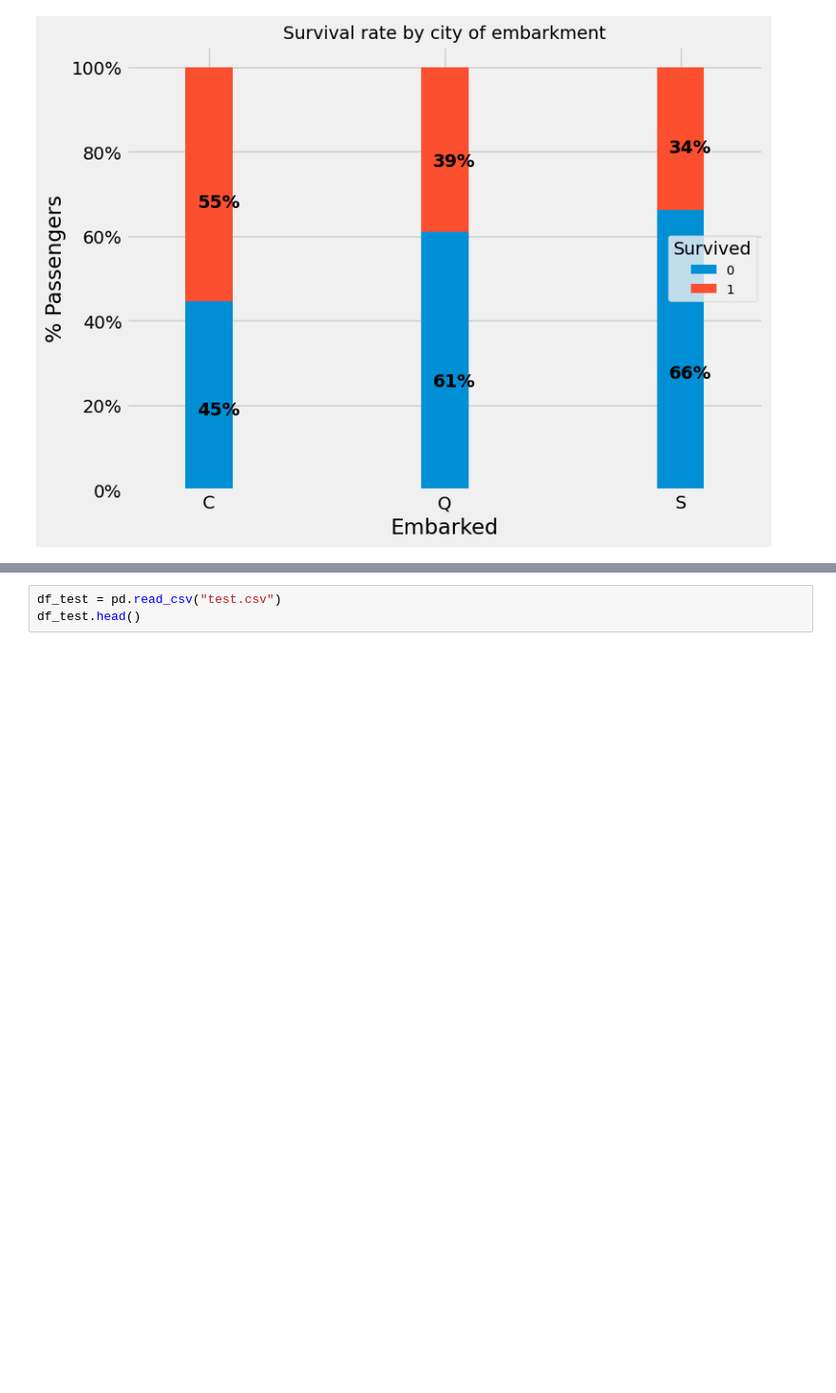
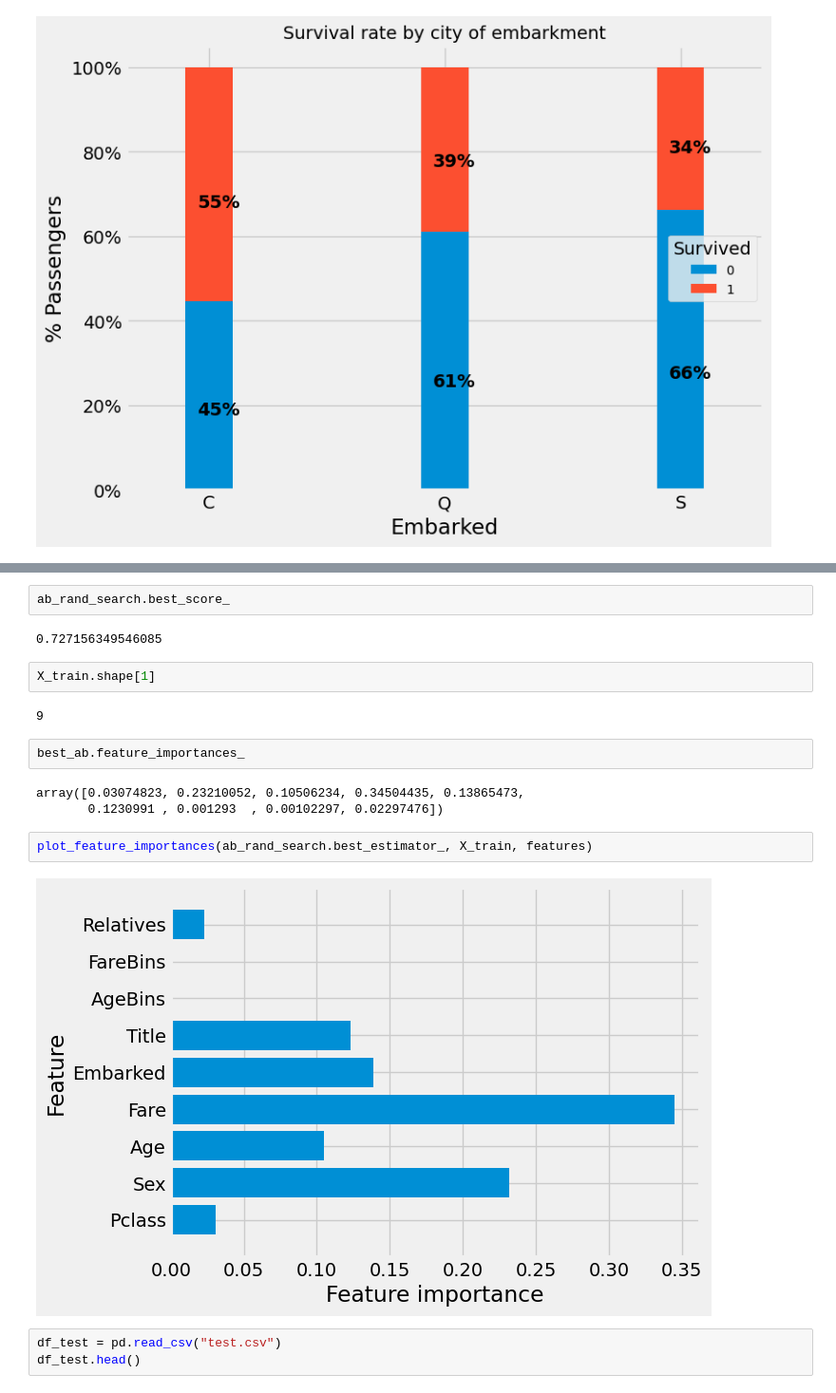
Before and after one commit to maxielias/maxielias.github.io, a Jupyter notebook: data/titanic_dataset_analysis/titanic-prediction-pipeline.ipynb, the cells around one changed output, grey strips where cells are left out. Shown: that part at 95% size. Drawn from its saved outputs; the diff is of its cells as text; blank space fills up the shorter version.

```diff
--- a/data/titanic_dataset_analysis/titanic-prediction-pipeline.ipynb
+++ b/data/titanic_dataset_analysis/titanic-prediction-pipeline.ipynb
@@ -375,3 +421,20 @@ plot_feature_importances(grid_search.best_estimator_, X_train, features)
+# %%
+ab_rand_search.best_score_
+# %% [output]
+0.727156349546085
+# %%
+X_train.shape[1]
+# %% [output]
+9
+# %%
+best_ab.feature_importances_
+# %% [output]
+array([0.03074823, 0.23210052, 0.10506234, 0.34504435, 0.13865473,
+       0.1230991 , 0.001293  , 0.00102297, 0.02297476])
+# %%
+plot_feature_importances(ab_rand_search.best_estimator_, X_train, features)
+# %% [output]
+[figure, added]
 # %%
 df_test = pd.read_csv("test.csv")
 df_test.head()
```
Also changed, not shown: parts of 22 cells of this notebook, 2 other files.
